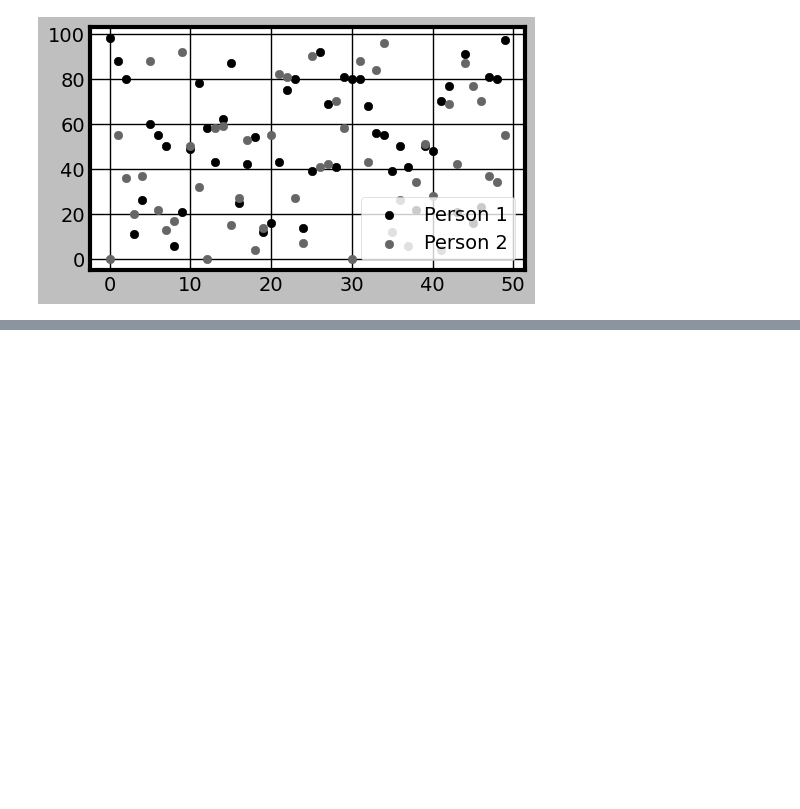
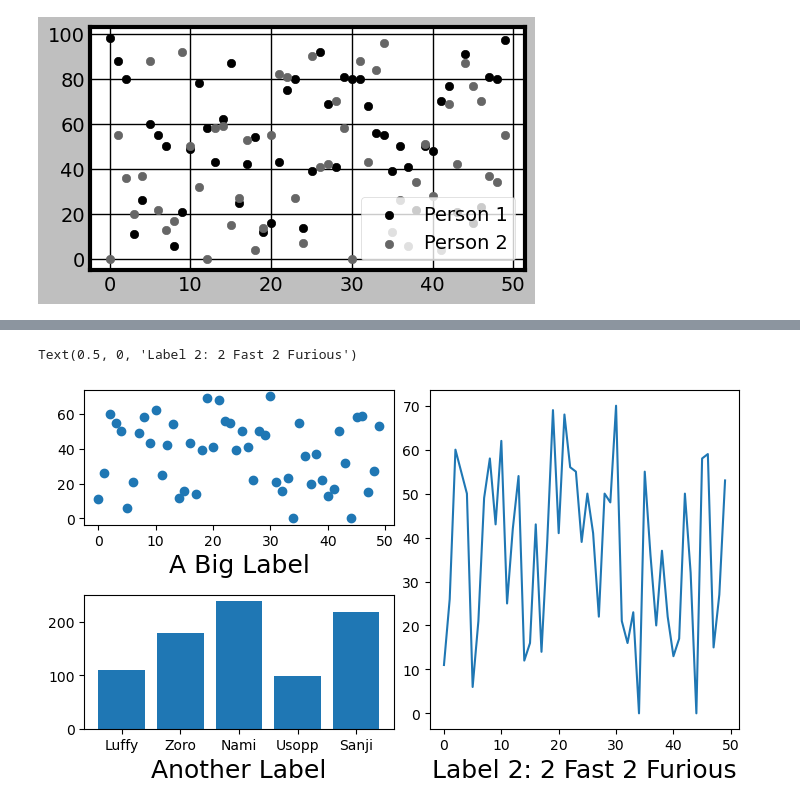
Before and after one commit to madeleineyu/visualization, a Jupyter notebook: lecture_notes.ipynb, the cells around one changed output, grey strips where cells are left out. Saved outputs shown, nothing was run; the diff lists cells and outputs as text; code cells hidden in the pictures; blank space fills up the shorter version.

```diff
--- a/lecture_notes.ipynb
+++ b/lecture_notes.ipynb
@@ -350,0 +375,16 @@ ax.legend(loc = 'lower right')
+# %%
+#subplots without a grid arrangement
+
+fig, someaxes = plt.subplot_mosaic([['ax1', 'ax3'], ['ax2', 'ax3']], figsize = (7,4),
+                                   layout = 'constrained') #add this to make labels fit
+
+someaxes['ax1'].scatter(x1,y1)
+someaxes['ax2'].bar(x2, y2)
+someaxes['ax3'].plot(x1, y1)
+
+someaxes['ax1'].set_xlabel('A Big Label', fontsize = 18)
+someaxes['ax2'].set_xlabel('Another Label', fontsize = 18)
+someaxes['ax3'].set_xlabel('Label 2: 2 Fast 2 Furious', fontsize = 18)
+# %% [output]
+Text(0.5, 0, 'Label 2: 2 Fast 2 Furious')
+[figure, added]
```
Also changed, not shown: parts of 7 cells of this notebook.
